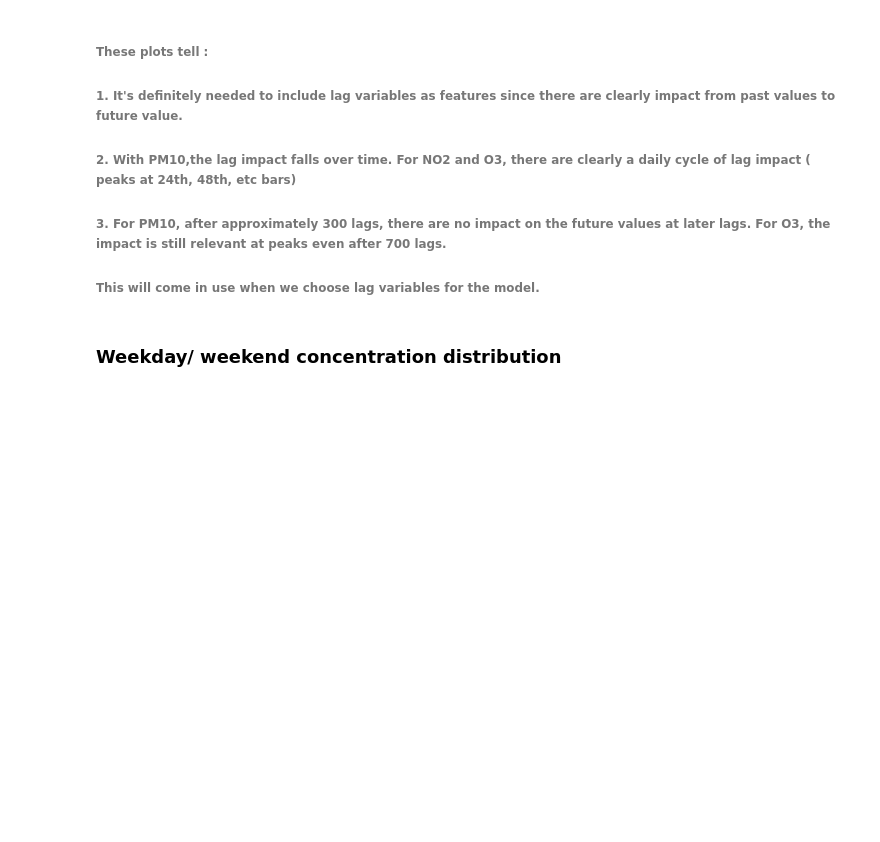
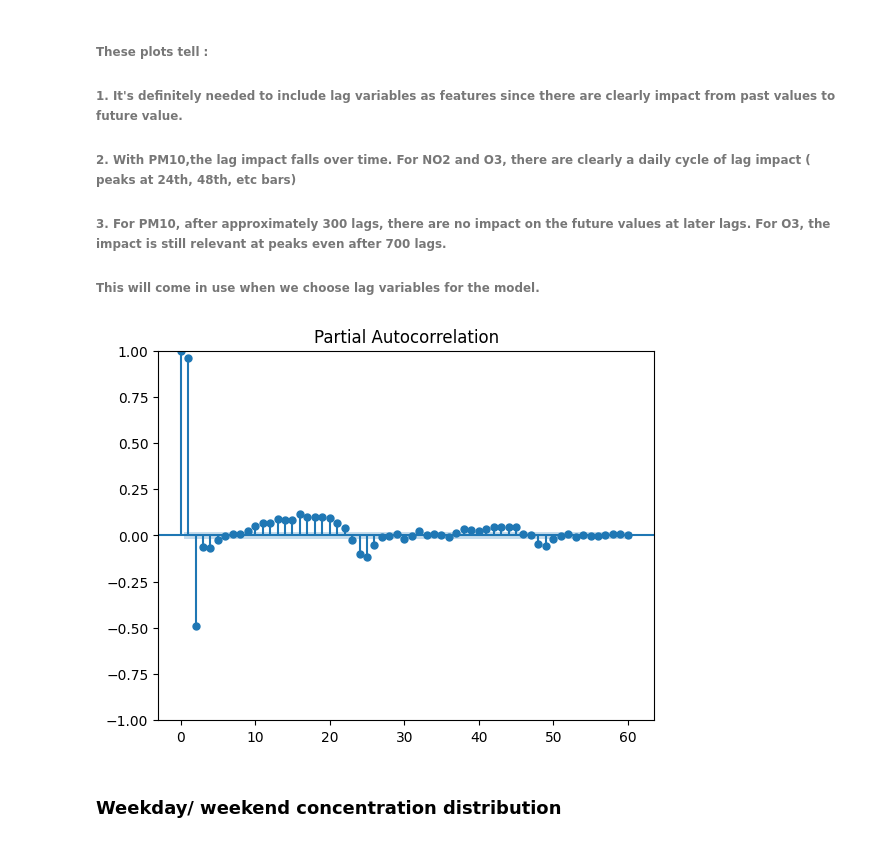
Before and after one commit to honghanguye/Assessing-Impact-of-Public-Transport-Strike-on-Air-Quality-Cologne-using-LSTM-and-XGBoost, a Jupyter notebook: Desciptives.ipynb, the cells around one changed output. Saved outputs shown, nothing was run; the diff lists cells and outputs as text; code cells hidden in the pictures; blank space fills up the shorter version.

```diff
--- a/Desciptives.ipynb
+++ b/Desciptives.ipynb
@@ -261,6 +261,15 @@ acf_test(chor_training_resampled_1H['O3'])
 ###### 2. With PM10,the lag impact falls over time. For NO2 and O3, there are clearly a daily cycle of lag impact ( peaks at 24th, 48th, etc bars)
 ###### 3. For PM10, after approximately 300 lags, there are no impact on the future values at later lags. For O3, the impact is still relevant at peaks even after 700 lags.
 ###### This will come in use when we choose lag variables for the model.
+# %%
+#partial autocorrelation
+def pacf_test(series):
+    plot_pacf(series, lags=60,alpha=0.01)
+    plt.show()
+# %%
+pacf_test(chor_training_resampled_1H['O3'])
+# %% [output]
+[figure, added]
 # %% [markdown]
 ### Weekday/ weekend concentration distribution
 # %%
```
Also changed, not shown: parts of 6 cells of this notebook, 5 other files.
